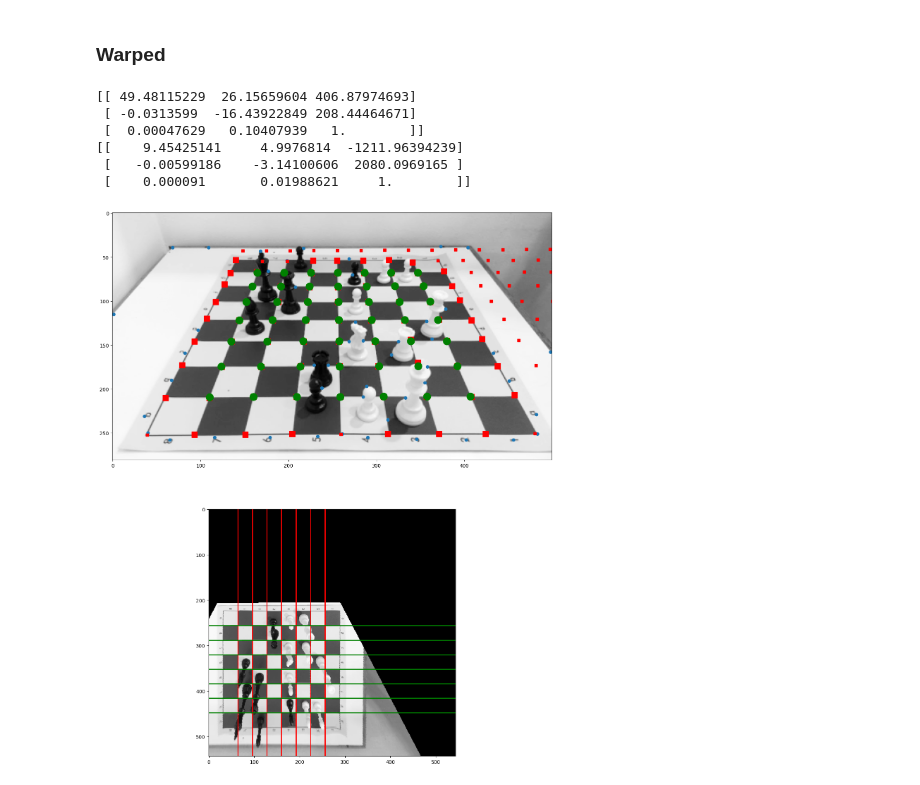
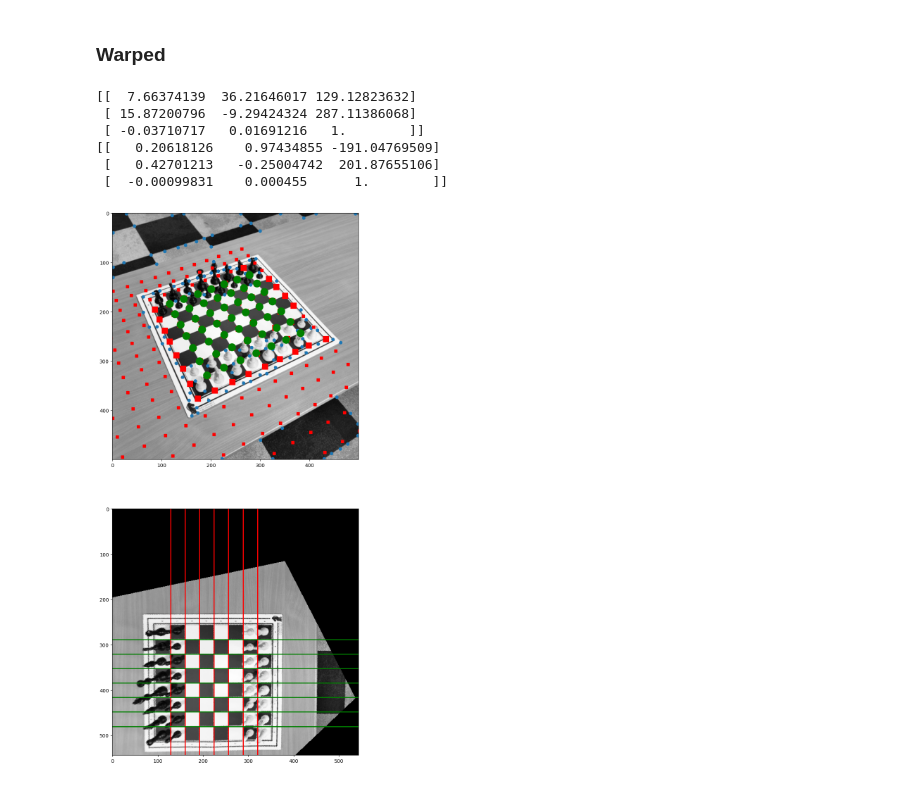
Before and after one commit to MostafaBelo/thesis_chess_lens, a Jupyter notebook: BoardDetector Lattice Points/BoardDetection2.ipynb, the cells around one changed output. Saved outputs shown, nothing was run; the diff lists cells and outputs as text; code cells hidden in the pictures.

```diff
--- a/BoardDetector Lattice Points/BoardDetection2.ipynb
+++ b/BoardDetector Lattice Points/BoardDetection2.ipynb
@@ -233,7 +233,7 @@ def findGoodPoints(grid, spts, max_px_dist=5):
     new_grid = grid.copy()
     chosen_spts = set()
     N = len(new_grid)
-    grid_good = np.zeros(N,dtype=np.bool)
+    grid_good = np.zeros(N,dtype=bool)
     hash_pt = lambda pt: "%d_%d" % (pt[0], pt[1])
 
     for pt_i in range(N):
@@ -474,13 +475,13 @@ Detected Good Points: 72
 # %% [markdown]
 ### Warped
 # %%
-filename = "/content/2.jpg"
+filename = "../data/image_0.jpg"
 processSingle(filename)
 # %% [output]
-[[ 49.48115229  26.15659604 406.87974693]
- [ -0.0313599  -16.43922849 208.44464671]
- [  0.00047629   0.10407939   1.        ]]
-[[    9.45425141     4.9976814  -1211.96394239]
- [   -0.00599186    -3.14100606  2080.0969165 ]
- [    0.000091       0.01988621     1.        ]]
+[[  7.66374139  36.21646017 129.12823632]
+ [ 15.87200796  -9.29424324 287.11386068]
+ [ -0.03710717   0.01691216   1.        ]]
+[[   0.20618126    0.97434855 -191.04769509]
+ [   0.42701213   -0.25004742  201.87655106]
+ [  -0.00099831    0.000455      1.        ]]
-[figure, old version]
+[figure, new version]
```
Also changed, not shown: parts of 1 cell of this notebook, 5 other files.
